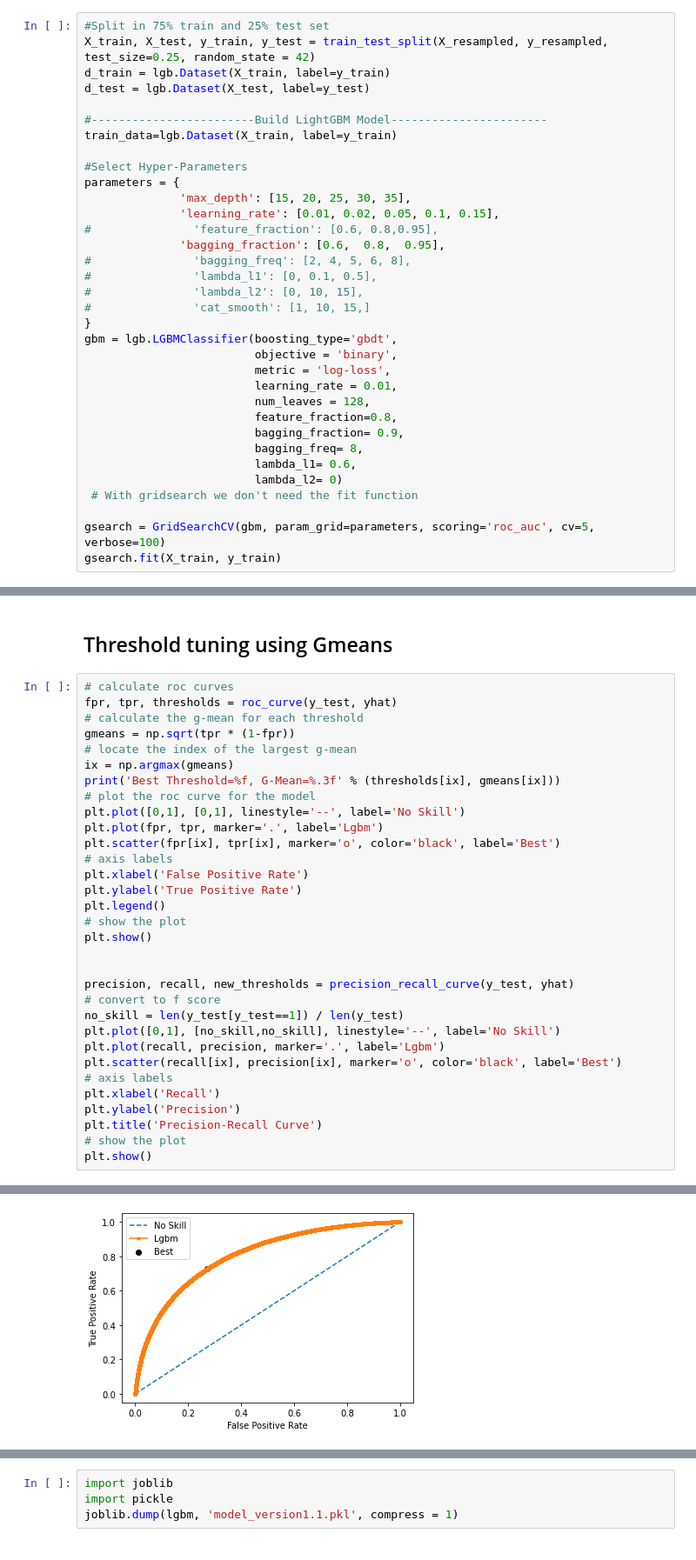
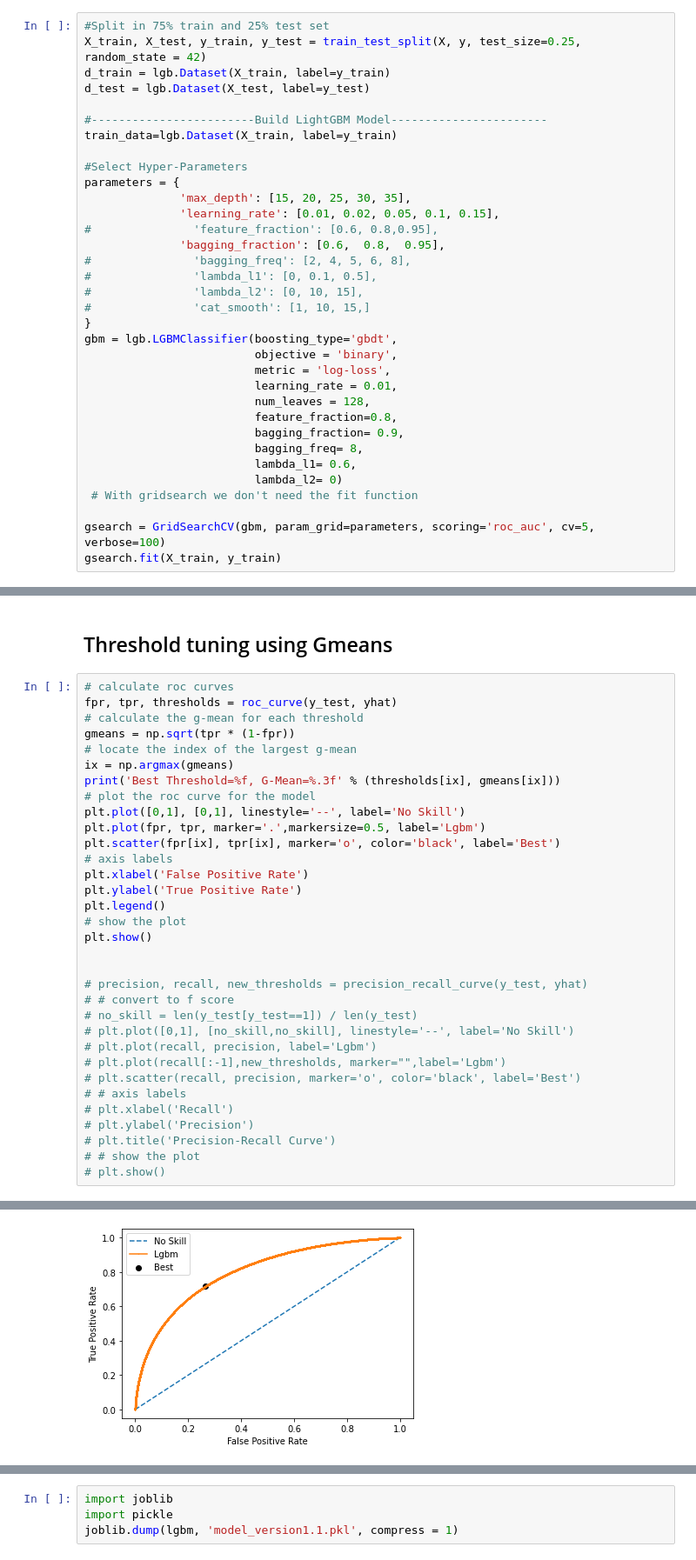
Before and after one commit to islamnusrat/Capstone-3-Instacart_market_basket_analysis, a Jupyter notebook: instacart-basket-feature_eng_and_model.ipynb, the cells around one changed output, grey strips where cells are left out. Shown: that part at 87% size. Saved outputs shown, nothing was run; the diff lists cells and outputs as text.

```diff
--- a/instacart-basket-feature_eng_and_model.ipynb
+++ b/instacart-basket-feature_eng_and_model.ipynb
@@ -537,6 +537,6 @@ X_resampled = X_resampled.set_index(['user_id', 'product_id'])
 # %%
 #Split in 75% train and 25% test set
-X_train, X_test, y_train, y_test = train_test_split(X_resampled, y_resampled, test_size=0.25, random_state = 42)
+X_train, X_test, y_train, y_test = train_test_split(X, y, test_size=0.25, random_state = 42)
 d_train = lgb.Dataset(X_train, label=y_train)
 d_test = lgb.Dataset(X_test, label=y_test)
 
@@ -747,7 +725,7 @@ ix = np.argmax(gmeans)
 print('Best Threshold=%f, G-Mean=%.3f' % (thresholds[ix], gmeans[ix]))
 # plot the roc curve for the model
 plt.plot([0,1], [0,1], linestyle='--', label='No Skill')
-plt.plot(fpr, tpr, marker='.', label='Lgbm')
+plt.plot(fpr, tpr, marker='.',markersize=0.5, label='Lgbm')
 plt.scatter(fpr[ix], tpr[ix], marker='o', color='black', label='Best')
 # axis labels
 plt.xlabel('False Positive Rate')
@@ -757,16 +735,17 @@ plt.legend()
 plt.show()
 
 
-precision, recall, new_thresholds = precision_recall_curve(y_test, yhat)
-# convert to f score
-no_skill = len(y_test[y_test==1]) / len(y_test)
-plt.plot([0,1], [no_skill,no_skill], linestyle='--', label='No Skill')
-plt.plot(recall, precision, marker='.', label='Lgbm')
-plt.scatter(recall[ix], precision[ix], marker='o', color='black', label='Best')
-# axis labels
-plt.xlabel('Recall')
-plt.ylabel('Precision')
-plt.title('Precision-Recall Curve')
-# show the plot
-plt.show()
+# precision, recall, new_thresholds = precision_recall_curve(y_test, yhat)
+# # convert to f score
+# no_skill = len(y_test[y_test==1]) / len(y_test)
+# plt.plot([0,1], [no_skill,no_skill], linestyle='--', label='No Skill')
+# plt.plot(recall, precision, label='Lgbm')
+# plt.plot(recall[:-1],new_thresholds, marker="",label='Lgbm')
+# plt.scatter(recall, precision, marker='o', color='black', label='Best')
+# # axis labels
+# plt.xlabel('Recall')
+# plt.ylabel('Precision')
+# plt.title('Precision-Recall Curve')
+# # show the plot
+# plt.show()
 # %% [output]
@@ -774 +753 @@ Best Threshold=0.497192, G-Mean=0.728
-[figure, old version]
+[figure, new version]
```
Also changed, not shown: parts of 23 cells of this notebook, 1 other file.
